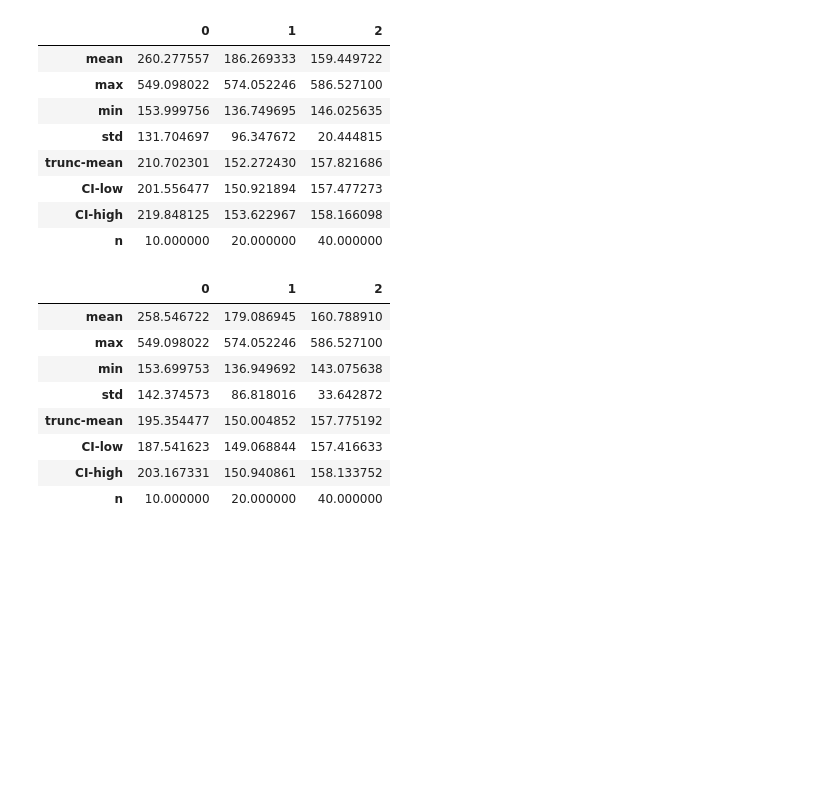
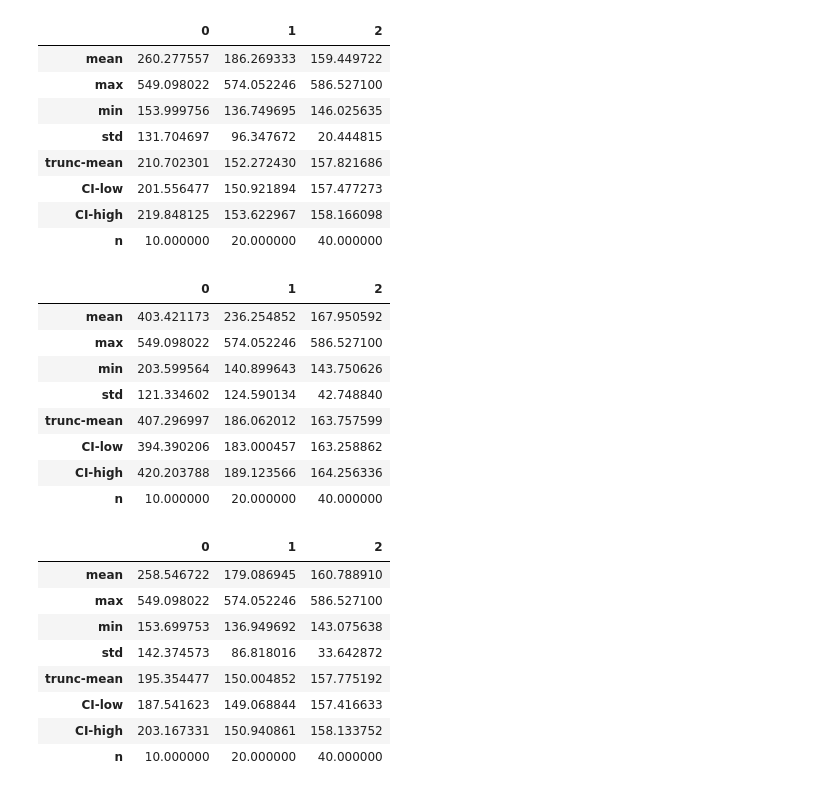
Before and after one commit to zazyzaya/minimal_yawning_titan, a Jupyter notebook: notebooks/eval.ipynb, the cells around one changed output. Cells and saved outputs as stored; diff of their text form; code cells hidden in the pictures; blank space fills up the shorter version.

```diff
--- a/notebooks/eval.ipynb
+++ b/notebooks/eval.ipynb
@@ -97,6 +97,18 @@ eval(dir='og1e/')
 | CI-low | 201.556477 | 150.921894 | 157.477273 |
 | CI-high | 219.848125 | 153.622967 | 158.166098 |
 | n | 10.000000 | 20.000000 | 40.000000 |
+# %%
+eval(dir='og_inductive/')
+# %% [output]
+|  | 0 | 1 | 2 |
+| mean | 403.421173 | 236.254852 | 167.950592 |
+| max | 549.098022 | 574.052246 | 586.527100 |
+| min | 203.599564 | 140.899643 | 143.750626 |
+| std | 121.334602 | 124.590134 | 42.748840 |
+| trunc-mean | 407.296997 | 186.062012 | 163.757599 |
+| CI-low | 394.390206 | 183.000457 | 163.258862 |
+| CI-high | 420.203788 | 189.123566 | 164.256336 |
+| n | 10.000000 | 20.000000 | 40.000000 |
 # %%
 eval(dir='og5e/')
 # %% [output]
```
Also changed, not shown: parts of 2 cells of this notebook, 16 other files.
